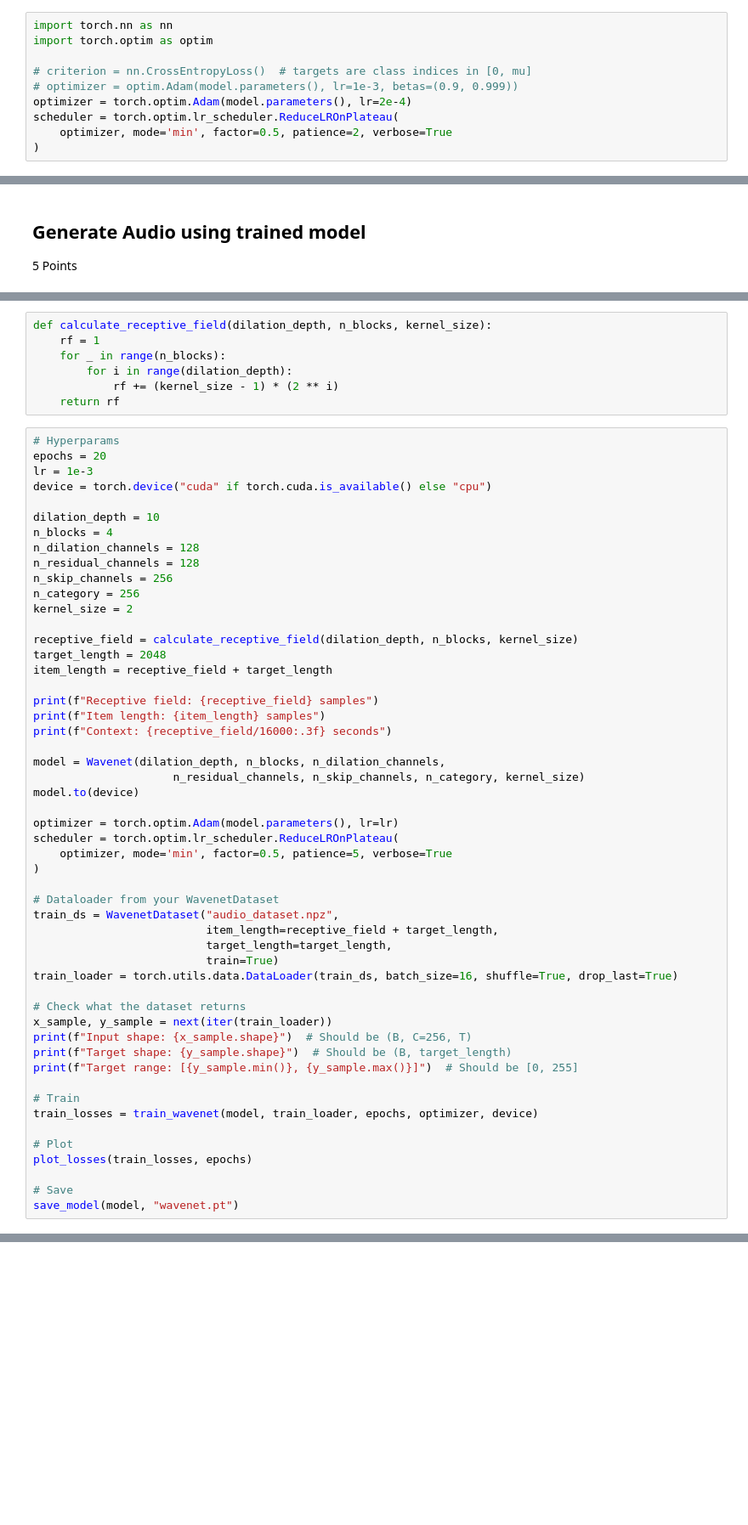
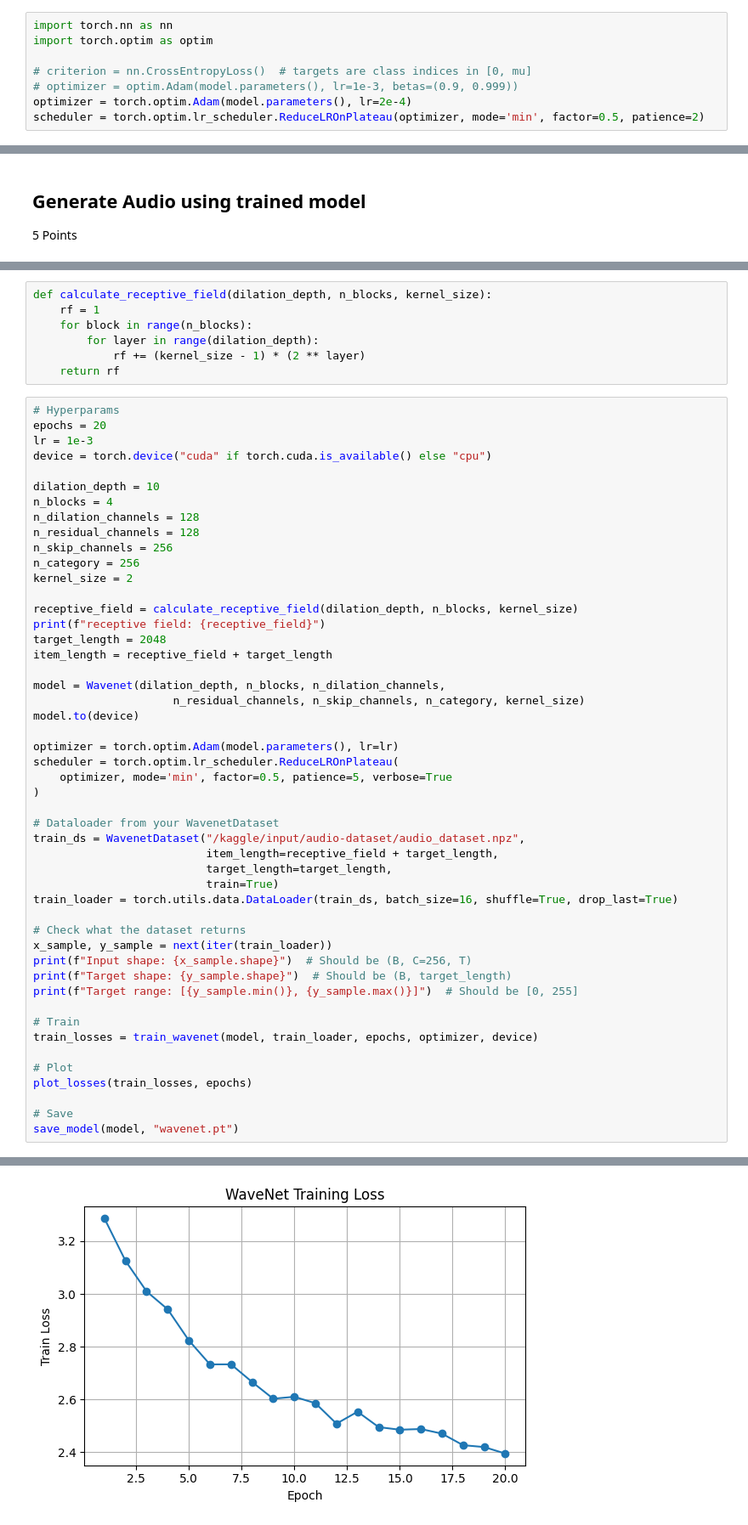
Before and after one commit to ParsaGhezelbash/Deep-Generative-Models, a Jupyter notebook: HW/HW 1/hw_01_generative.ipynb, the cells around one changed output, grey strips where cells are left out. Shown at 85% size. Drawn from its saved outputs; the diff is of its cells as text; blank space fills up the shorter version.

```diff
--- a/HW/HW 1/hw_01_generative.ipynb
+++ b/HW/HW 1/hw_01_generative.ipynb
@@ -777,9 +695,7 @@ import torch.optim as optim
 # criterion = nn.CrossEntropyLoss()  # targets are class indices in [0, mu]
 # optimizer = optim.Adam(model.parameters(), lr=1e-3, betas=(0.9, 0.999))
 optimizer = torch.optim.Adam(model.parameters(), lr=2e-4)
-scheduler = torch.optim.lr_scheduler.ReduceLROnPlateau(
-    optimizer, mode='min', factor=0.5, patience=2, verbose=True
-)
+scheduler = torch.optim.lr_scheduler.ReduceLROnPlateau(optimizer, mode='min', factor=0.5, patience=2)
 # %% [markdown]
 ## Training
 
@@ -954,9 +870,9 @@ def generate_audio_optimized(model, seed, num_samples, device, receptive_field,
 # %%
 def calculate_receptive_field(dilation_depth, n_blocks, kernel_size):
     rf = 1
-    for _ in range(n_blocks):
-        for i in range(dilation_depth):
-            rf += (kernel_size - 1) * (2 ** i)
+    for block in range(n_blocks):
+        for layer in range(dilation_depth):
+            rf += (kernel_size - 1) * (2 ** layer)
     return rf
 # %%
 # Hyperparams
@@ -973,12 +889,9 @@ n_category = 256
 kernel_size = 2
 
 receptive_field = calculate_receptive_field(dilation_depth, n_blocks, kernel_size)
+print(f"receptive field: {receptive_field}")
 target_length = 2048
 item_length = receptive_field + target_length
-
-print(f"Receptive field: {receptive_field} samples")
-print(f"Item length: {item_length} samples")
-print(f"Context: {receptive_field/16000:.3f} seconds")
 
 model = Wavenet(dilation_depth, n_blocks, n_dilation_channels,
                      n_residual_channels, n_skip_channels, n_category, kernel_size)
@@ -990,7 +903,7 @@ scheduler = torch.optim.lr_scheduler.ReduceLROnPlateau(
 )
 
 # Dataloader from your WavenetDataset
-train_ds = WavenetDataset("audio_dataset.npz",
+train_ds = WavenetDataset("/kaggle/input/audio-dataset/audio_dataset.npz",
                           item_length=receptive_field + target_length,
                           target_length=target_length,
                           train=True)
@@ -1010,3 +923,4 @@ plot_losses(train_losses, epochs)
 
 # Save
 save_model(model, "wavenet.pt")
+# %% [output]
@@ -1012,0 +944 @@ save_model(model, "wavenet.pt")
+[figure, added]
```
Also changed, not shown: parts of 13 cells of this notebook.
